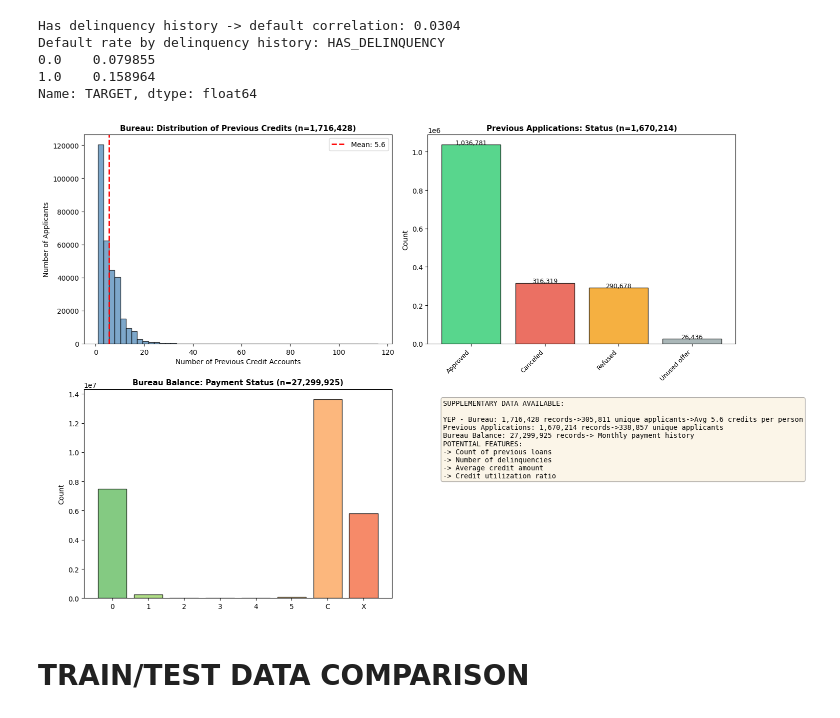
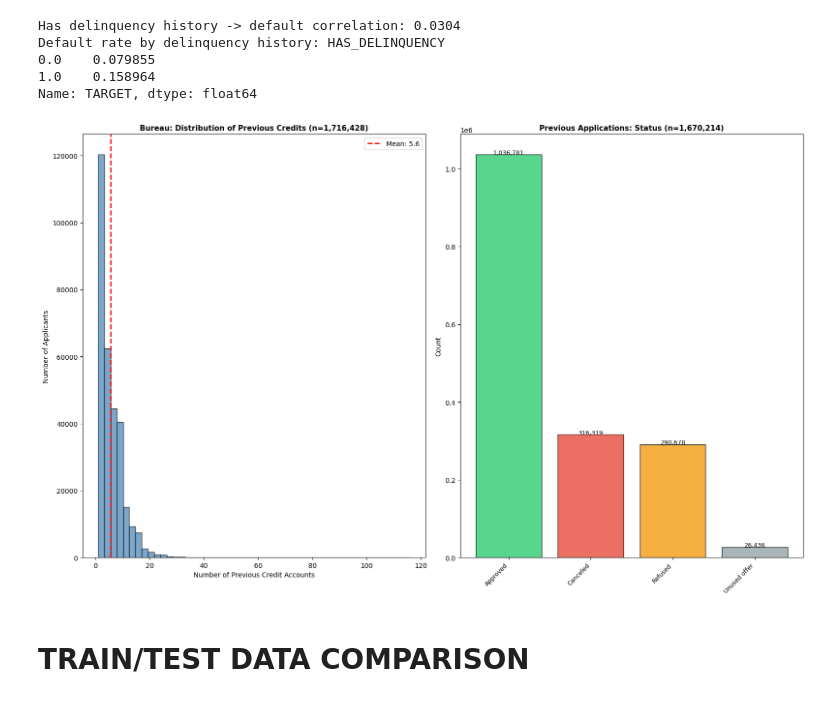
Before and after one commit to ivanlukianets/Deep-Learning-Assignment-1, a Jupyter notebook: basic-data-exploration-dl.ipynb, the cells around one changed output. Drawn from its saved outputs; the diff is of its cells as text; code cells hidden in the pictures.

```diff
--- a/basic-data-exploration-dl.ipynb
+++ b/basic-data-exploration-dl.ipynb
@@ -642,93 +638,44 @@ Default rate by delinquency history: HAS_DELINQUENCY
 1.0    0.158964
 Name: TARGET, dtype: float64
 # %%
-fig, axes = plt.subplots(2, 2, figsize=(16, 10))
+fig, axes = plt.subplots(1, 2, figsize=(16, 10))
 
 # 1. Bureau - Previous credit accounts
 if bureau_available:
     prev_credit_count = bureau.groupby('SK_ID_CURR').size()
-    axes[0, 0].hist(prev_credit_count, bins=50, alpha=0.7, color='steelblue', edgecolor='black')
-    axes[0, 0].set_xlabel('Number of Previous Credit Accounts')
-    axes[0, 0].set_ylabel('Number of Applicants')
-    axes[0, 0].set_title(f'Bureau: Distribution of Previous Credits (n={len(bureau):,})',
+    axes[0].hist(prev_credit_count, bins=50, alpha=0.7, color='steelblue', edgecolor='black')
+    axes[0].set_xlabel('Number of Previous Credit Accounts')
+    axes[0].set_ylabel('Number of Applicants')
+    axes[0].set_title(f'Bureau: Distribution of Previous Credits (n={len(bureau):,})',
                        fontsize=11, fontweight='bold')
-    axes[0, 0].axvline(prev_credit_count.mean(), color='red', linestyle='--',
+    axes[0].axvline(prev_credit_count.mean(), color='red', linestyle='--',
                       linewidth=2, label=f'Mean: {prev_credit_count.mean():.1f}')
-    axes[0, 0].legend()
+    axes[0].legend()
 else:
-    axes[0, 0].text(0.5, 0.5, 'Bureau data not available', ha='center', va='center',
-                   transform=axes[0, 0].transAxes, fontsize=11)
+    axes[0].text(0.5, 0.5, 'Bureau data not available', ha='center', va='center',
+                   transform=axes[0].transAxes, fontsize=11)
 
 # 2. Previous Applications - Status distribution
 if prev_app_available:
     status_counts = prev_app['NAME_CONTRACT_STATUS'].value_counts()
-    axes[0, 1].bar(range(len(status_counts)), status_counts.values,
+    axes[1].bar(range(len(status_counts)), status_counts.values,
                   color=['#2ecc71', '#e74c3c', '#f39c12', '#95a5a6'][:len(status_counts)],
                   alpha=0.8, edgecolor='black')
-    axes[0, 1].set_xticks(range(len(status_counts)))
-    axes[0, 1].set_xticklabels(status_counts.index, rotation=45, ha='right', fontsize=9)
-    axes[0, 1].set_ylabel('Count')
-    axes[0, 1].set_title(f'Previous Applications: Status (n={len(prev_app):,})',
+    axes[1].set_xticks(range(len(status_counts)))
+    axes[1].set_xticklabels(status_counts.index, rotation=45, ha='right', fontsize=9)
+    axes[1].set_ylabel('Count')
+    axes[1].set_title(f'Previous Applications: Status (n={len(prev_app):,})',
                        fontsize=11, fontweight='bold')
     for i, v in enumerate(status_counts.values):
-        axes[0, 1].text(i, v + 500, f'{v:,}', ha='center', fontsize=9)
+        axes[1].text(i, v + 500, f'{v:,}', ha='center', fontsize=9)
 else:
-    axes[0, 1].text(0.5, 0.5, 'Previous Applications data not available', ha='center',
+    axes[1].text(0.5, 0.5, 'Previous Applications data not available', ha='center',
                    va='center', transform=axes[0, 1].transAxes, fontsize=11)
-
-# 3. Bureau Balance - Payment status distribution
-if bureau_balance_available:
-    status_counts_bb = bureau_balance['STATUS'].value_counts().sort_index()
-    status_labels = ['0: No consumption', '1: Active', '2: DPD < 30', '3: DPD 30-60',
-                    '4: DPD 60-90', '5: DPD > 90', 'C: Closed', 'X: Unknown']
-    axes[1, 0].bar(range(len(status_counts_bb)), status_counts_bb.values,
-                  color=plt.cm.RdYlGn_r(np.linspace(0.2, 0.8, len(status_counts_bb))),
-                  alpha=0.8, edgecolor='black')
-    axes[1, 0].set_xticks(range(len(status_counts_bb)))
-    axes[1, 0].set_xticklabels(status_counts_bb.index, fontsize=10)
-    axes[1, 0].set_ylabel('Count')
-    axes[1, 0].set_title(f'Bureau Balance: Payment Status (n={len(bureau_balance):,})',
-                       fontsize=11, fontweight='bold')
-else:
-    axes[1, 0].text(0.5, 0.5, 'Bureau Balance data not available', ha='center',
-                   va='center', transform=axes[1, 0].transAxes, fontsize=11)
-
-# 4. Summary of supplementary tables
-summary_text = "SUPPLEMENTARY DATA AVAILABLE:\n\n"
-if bureau_available:
-    summary_text += f"YEP - Bureau: {len(bureau):,} records"
-    summary_text += f"->{len(bureau['SK_ID_CURR'].unique()):,} unique applicants"
-    summary_text += f"->Avg {len(bureau)/len(bureau['SK_ID_CURR'].unique()):.1f} credits per person\n"
-else:
-    summary_text += "NO - Bureau data not found\n\n"
-
-if prev_app_available:
-    summary_text += f"Previous Applications: {len(prev_app):,} records"
-    summary_text += f"->{len(prev_app['SK_ID_CURR'].unique()):,} unique applicants\n"
-else:
-    summary_text += "NO - Previous Applications not found\n"
-
-if bureau_balance_available:
-    summary_text += f"Bureau Balance: {len(bureau_balance):,} records"
-    summary_text += f"-> Monthly payment history\n"
-else:
-    summary_text += "NO - Bureau Balance not found\n"
-
-summary_text += "POTENTIAL FEATURES:\n"
-summary_text += "-> Count of previous loans\n"
-summary_text += "-> Number of delinquencies\n"
-summary_text += "-> Average credit amount\n"
-summary_text += "-> Credit utilization ratio"
-
-axes[1, 1].text(0.05, 0.95, summary_text, transform=axes[1, 1].transAxes,
-               fontsize=10, verticalalignment='top', family='monospace',
-               bbox=dict(boxstyle='round', facecolor='wheat', alpha=0.3))
-axes[1, 1].axis('off')
 
 plt.tight_layout()
 plt.show()
 # %% [output]
-[figure, old version]
+[figure, new version]
 # %% [markdown]
 # TRAIN/TEST DATA COMPARISON
 # %%
```
Also changed, not shown: parts of 4 cells of this notebook, 1 other file.
